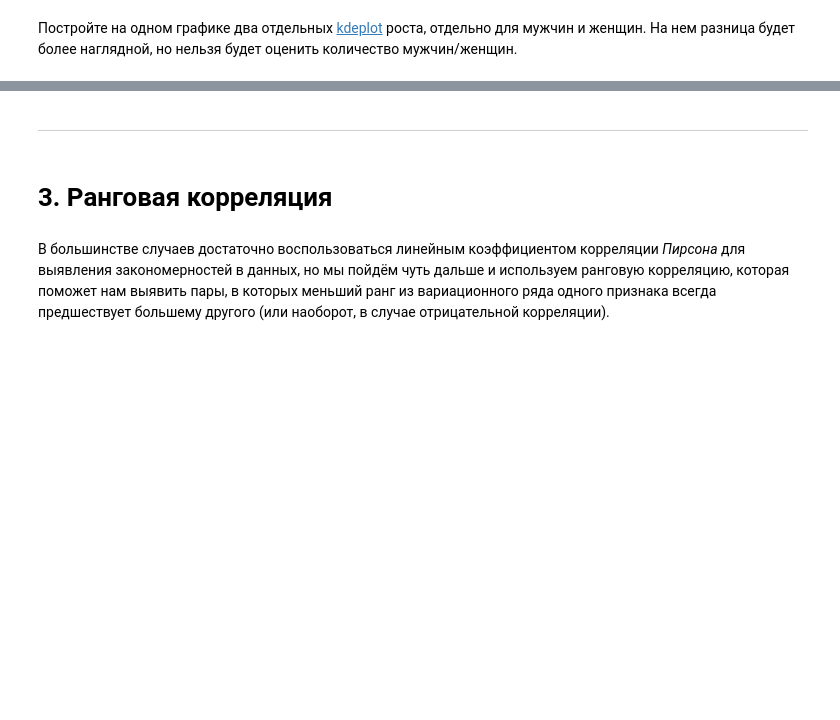
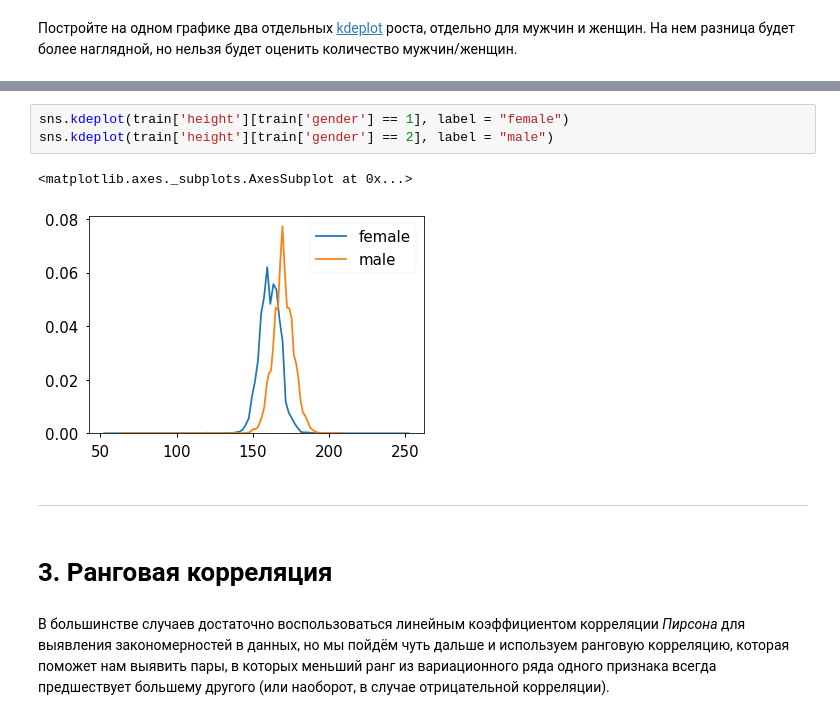
Before and after one commit to Stavitsky/mlcourse_open, a Jupyter notebook: jupyter_russian/homeworks/hw2_session3_visual_data_analysis.ipynb, the cells around one changed output, grey strips where cells are left out. Cells and saved outputs as stored; diff of their text form; blank space fills up the shorter version.

```diff
--- a/jupyter_russian/homeworks/hw2_session3_visual_data_analysis.ipynb
+++ b/jupyter_russian/homeworks/hw2_session3_visual_data_analysis.ipynb
@@ -210,3 +233,9 @@ sns.heatmap(train[['gluc', 'cholesterol']])
+# %%
+sns.kdeplot(train['height'][train['gender'] == 1], label = "female")
+sns.kdeplot(train['height'][train['gender'] == 2], label = "male")
+# %% [output]
+<matplotlib.axes._subplots.AxesSubplot at 0x...>
+[figure, added]
 # %% [markdown]
 ---
 # %% [markdown]
```
Also changed, not shown: parts of 23 cells of this notebook, 3 other files.
